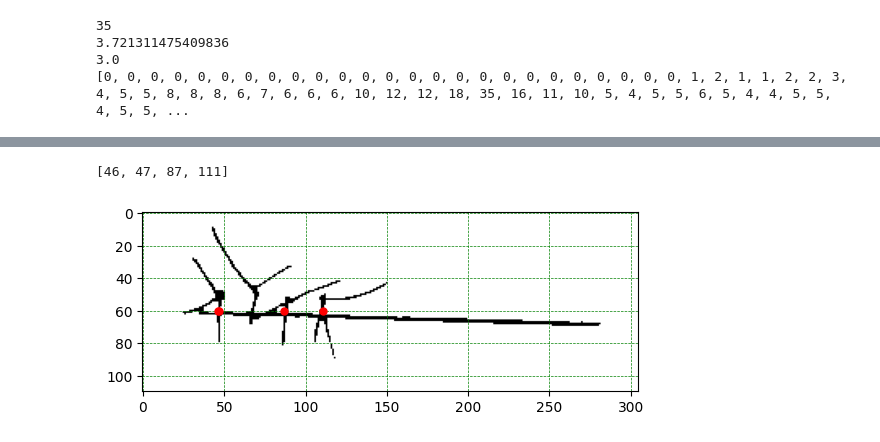
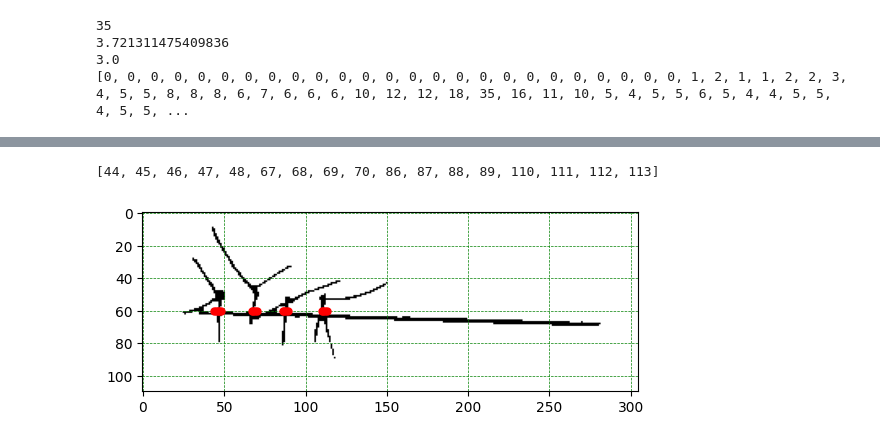
Before and after one commit to Napwillcode8848/OpenSutureNet, a Jupyter notebook: experiment2.ipynb, the cells around one changed output, grey strips where cells are left out. Drawn from its saved outputs; the diff is of its cells as text; code cells hidden in the pictures.

```diff
--- a/experiment2.ipynb
+++ b/experiment2.ipynb
@@ -200,3 +200,8 @@ print(count_black_per_column)
 3.721311475409836
 3.0
 [0, 0, 0, 0, 0, 0, 0, 0, 0, 0, 0, 0, 0, 0, 0, 0, 0, 0, 0, 0, 0, 0, 0, 0, 0, 1, 2, 1, 1, 2, 2, 3, 4, 5, 5, 8, 8, 8, 6, 7, 6, 6, 6, 10, 12, 12, 18, 35, 16, 11, 10, 5, 4, 5, 5, 6, 5, 4, 4, 5, 5, 4, 5, 5, ...
+# %%
+# plot all the points to see outlier -- to be a standard for a plot
+for x in count_black_per_column:
+    plt.plot(x, 0, marker='o', markersize=2, color='red')
+plt.grid()
@@ -203,19 +240,19 @@ print(count_black_per_column)
 # %%
-# return a list of column that is larger than 17 (becuase 17 gives 4 stich count as we want)
+# return a list of column that is larger than x
 column_index = []
 for i in range(0, 305):
-    if count_black_per_column[i] > 17:
+    if count_black_per_column[i] > 10+1:
         column_index.append(i)
 print(column_index)
 # %% [output]
-[46, 47, 87, 111]
+[44, 45, 46, 47, 48, 67, 68, 69, 70, 86, 87, 88, 89, 110, 111, 112, 113]
 # %%
 # plot draw a line of these columns to the plot to observe
 plt.imshow(opened, cmap='gray')
 plt.axis('image')
-for x in [46, 47, 87, 111]:
+for x in column_index:
     plt.plot(x, 60, marker='o', markersize=5, color='red')
 plt.grid(color = 'green', linestyle = '--', linewidth = 0.5)
 plt.show()
 # %% [output]
-[figure, old version]
+[figure, new version]
```
Also changed, not shown: parts of 4 cells of this notebook.
